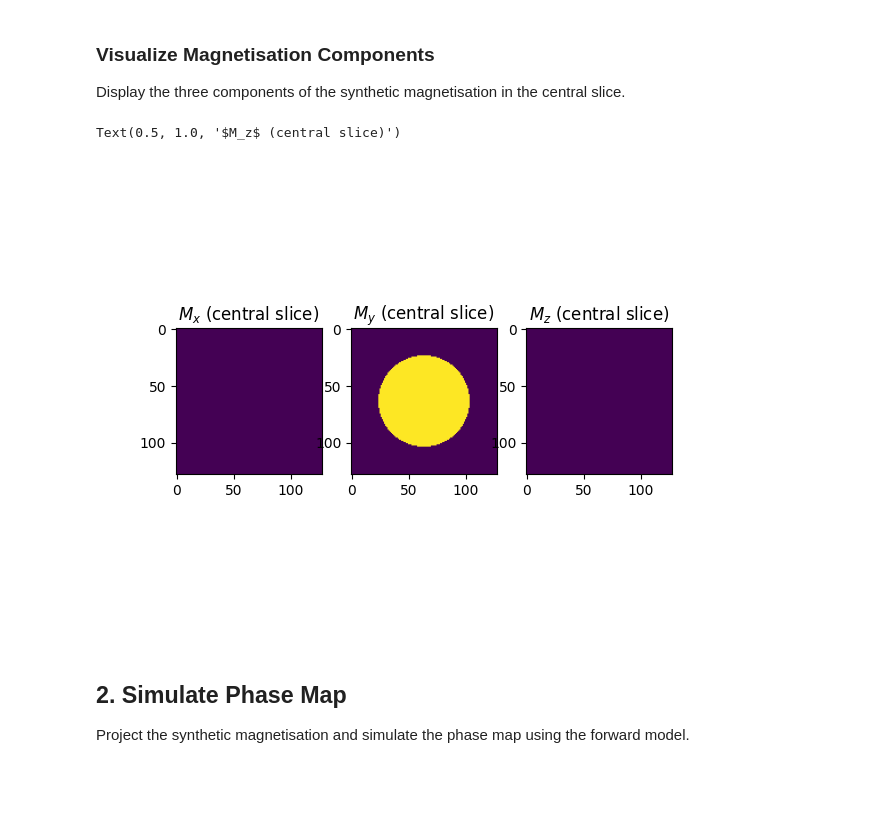
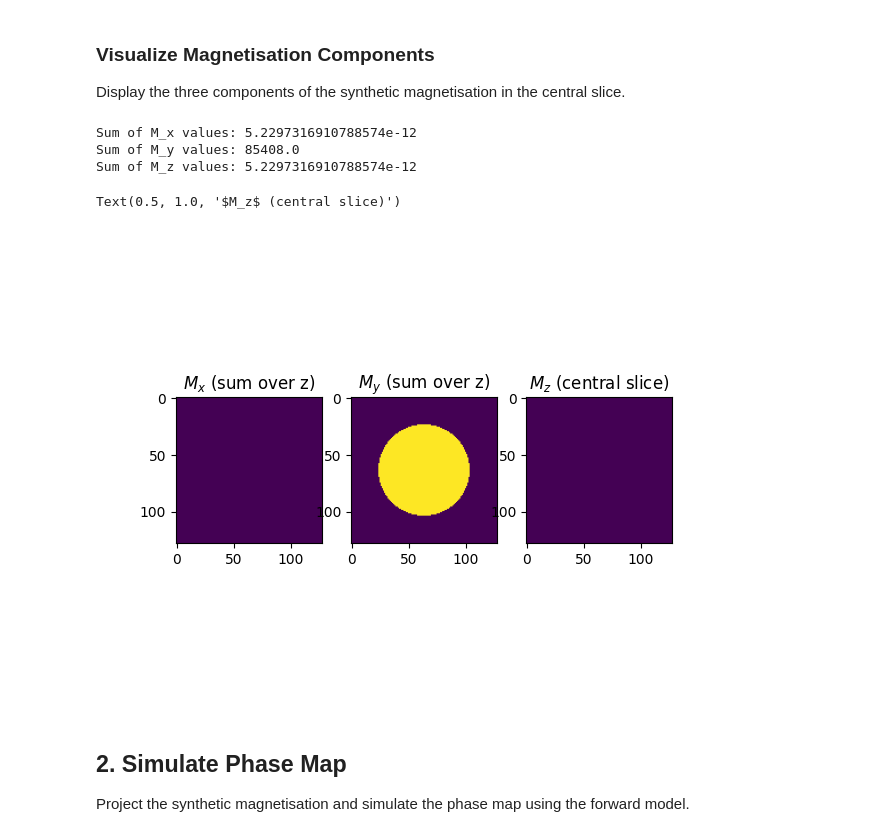
Before and after one commit to LiberTEM/LiberTEM-holo, a Jupyter notebook: notebooks/mbir_and_pyramid.ipynb, the cells around one changed output. Cells and saved outputs as stored; diff of their text form; code cells hidden in the pictures; blank space fills up the shorter version.

```diff
--- a/notebooks/mbir_and_pyramid.ipynb
+++ b/notebooks/mbir_and_pyramid.ipynb
@@ -59,15 +58,28 @@ Display the three components of the synthetic magnetisation in the central slice
 # %%
 fig, ax = plt.subplots(ncols=3)
 
-ax[0].imshow(mag_distrib.field[0, N//2, ...], vmin=0.0, vmax=1.0)
-ax[0].set_title("$M_x$ (central slice)")
-ax[1].imshow(mag_distrib.field[1, N//2, ...], vmin=0.0, vmax=1.0)
-ax[1].set_title("$M_y$ (central slice)")
-ax[2].imshow(mag_distrib.field[2, N//2, ...], vmin=0.0, vmax=1.0)
+mx_sum = mag_distrib.field[0].sum()
+my_sum = mag_distrib.field[1].sum()
+mz_sum = mag_distrib.field[2].sum()
+
+print(f"Sum of M_x values: {mx_sum}")
+print(f"Sum of M_y values: {my_sum}")
+print(f"Sum of M_z values: {mz_sum}")
+
+ax[0].imshow(mag_distrib.field[0].sum(axis=0), vmin=0.0, vmax=H)
+ax[0].set_title(r"$M_x$ (sum over z)")
+
+ax[1].imshow(mag_distrib.field[1].sum(axis=0), vmin=0.0, vmax=H)
+ax[1].set_title(r"$M_y$ (sum over z)")
+
+ax[2].imshow(mag_distrib.field[2].sum(axis=0), vmin=0.0, vmax=H)
 ax[2].set_title("$M_z$ (central slice)")
 # %% [output]
-Text(0.5, 1.0, '$M_z$ (central slice)')
+Sum of M_x values: 5.2297316910788574e-12
+Sum of M_y values: 85408.0
+Sum of M_z values: 5.2297316910788574e-12
+Text(0.5, 1.0, '$M_z$ (central slice)')
-[figure, old version]
+[figure, new version]
 # %%
 projector = SimpleProjector(mag_distrib.dim, axis='z')
 kern = Kernel(mag_distrib.a, projector.dim_uv, b_0=b_0, geometry="disc")
```
Also changed, not shown: parts of 11 cells of this notebook, 3 other files.
